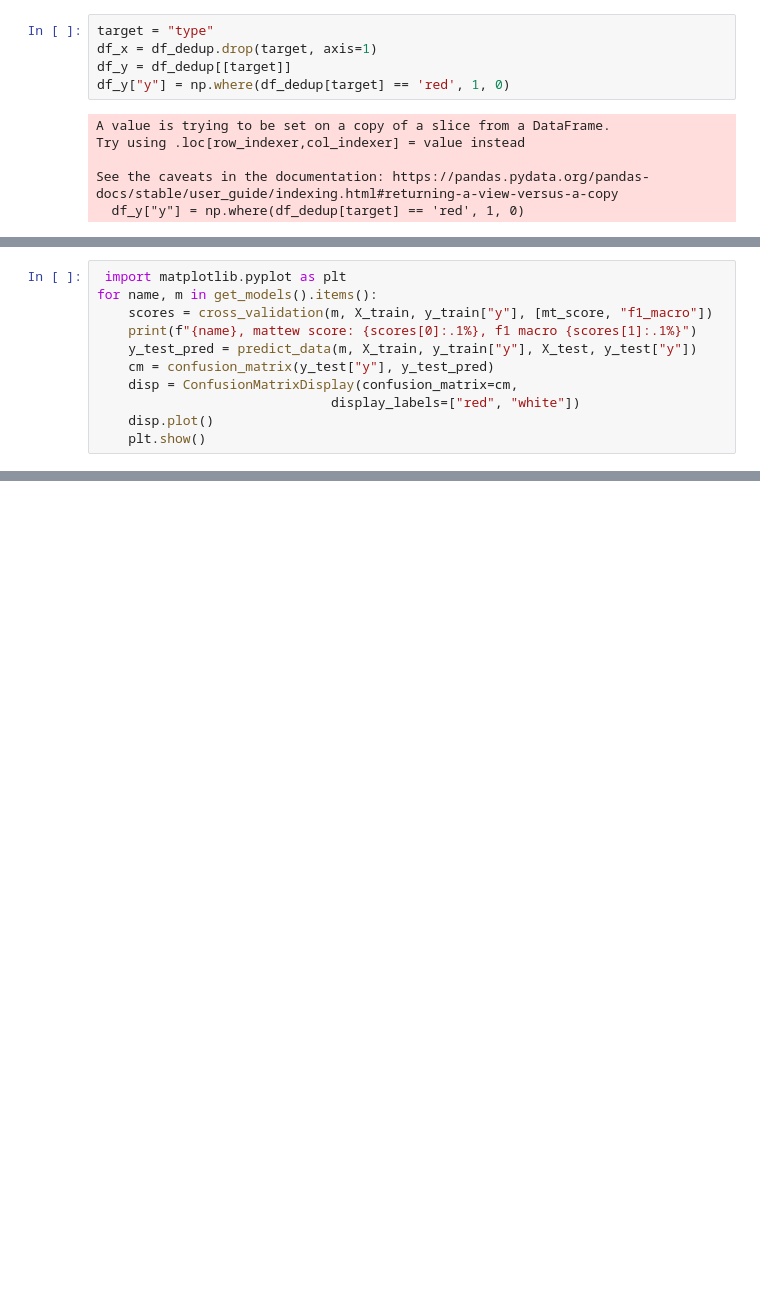
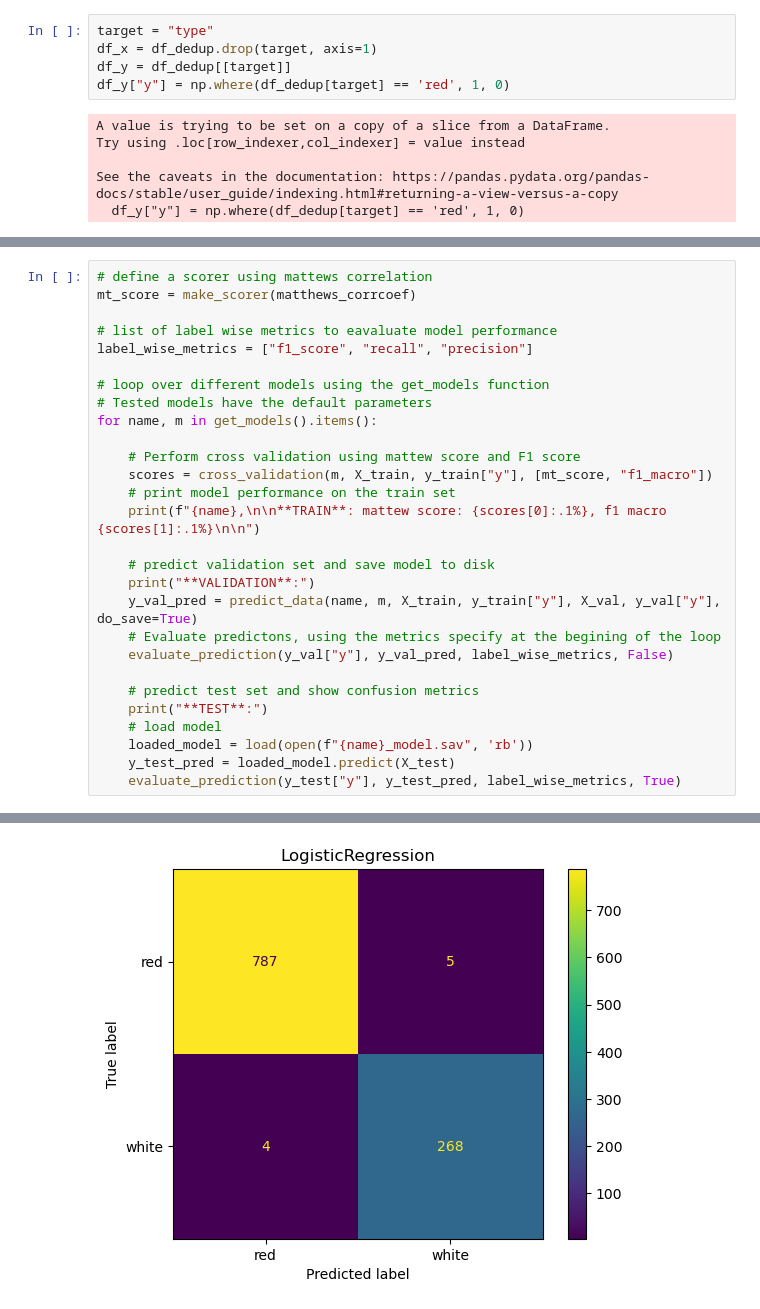
Before and after one commit to vnarvaezt/sample_data_explo_wine_quality_dataset, a Jupyter notebook: notebooks/preprocessing.ipynb, the cells around one changed output, grey strips where cells are left out. Cells and saved outputs as stored; diff of their text form; blank space fills up the shorter version.

```diff
--- a/notebooks/preprocessing.ipynb
+++ b/notebooks/preprocessing.ipynb
@@ -200,11 +216,0 @@ y_train["y"].shape
-# %%
- import matplotlib.pyplot as plt
-for name, m in get_models().items():
-    scores = cross_validation(m, X_train, y_train["y"], [mt_score, "f1_macro"])
-    print(f"{name}, mattew score: {scores[0]:.1%}, f1 macro {scores[1]:.1%}")
-    y_test_pred = predict_data(m, X_train, y_train["y"], X_test, y_test["y"])
-    cm = confusion_matrix(y_test["y"], y_test_pred)
-    disp = ConfusionMatrixDisplay(confusion_matrix=cm,
-                              display_labels=["red", "white"])
-    disp.plot()
-    plt.show()
@@ -219,0 +217,29 @@ XGBClassifier, mattew score: 98.5%, f1 macro 99.2%
+# %%
+# define a scorer using mattews correlation
+mt_score = make_scorer(matthews_corrcoef)
+
+# list of label wise metrics to eavaluate model performance
+label_wise_metrics = ["f1_score", "recall", "precision"]
+
+# loop over different models using the get_models function
+# Tested models have the default parameters
+for name, m in get_models().items():
+
+    # Perform cross validation using mattew score and F1 score
+    scores = cross_validation(m, X_train, y_train["y"], [mt_score, "f1_macro"])
+    # print model performance on the train set
+    print(f"{name},\n\n**TRAIN**: mattew score: {scores[0]:.1%}, f1 macro {scores[1]:.1%}\n\n")
+
+    # predict validation set and save model to disk
+    print("**VALIDATION**:")
+    y_val_pred = predict_data(name, m, X_train, y_train["y"], X_val, y_val["y"], do_save=True)
+    # Evaluate predictons, using the metrics specify at the begining of the loop
+    evaluate_prediction(y_val["y"], y_val_pred, label_wise_metrics, False)
+
+    # predict test set and show confusion metrics
+    print("**TEST**:")
+    # load model
+    loaded_model = load(open(f"{name}_model.sav", 'rb'))
+    y_test_pred = loaded_model.predict(X_test)
+    evaluate_prediction(y_test["y"], y_test_pred, label_wise_metrics, True)
+# %% [output]
@@ -219,0 +263 @@ XGBClassifier, mattew score: 98.5%, f1 macro 99.2%
+[figure, added]
```
Also changed, not shown: parts of 31 cells of this notebook, 8 other files.
